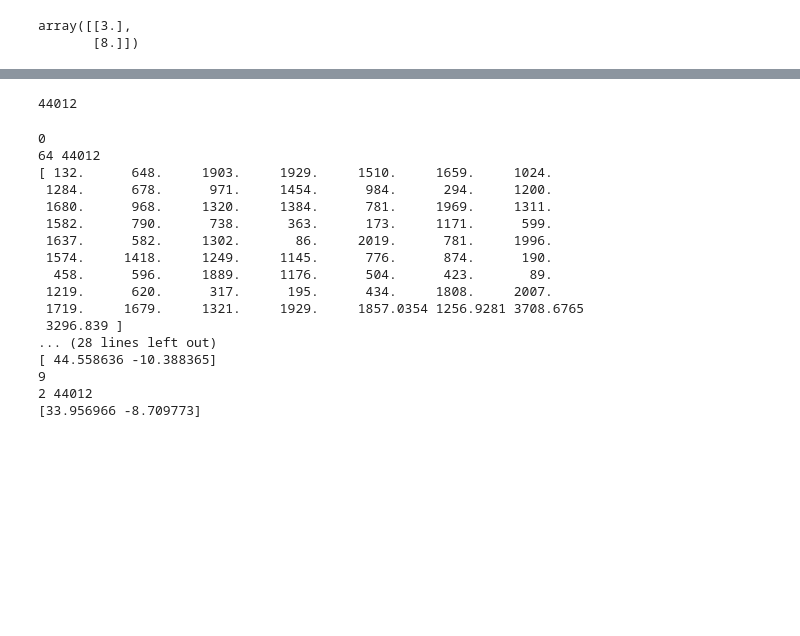
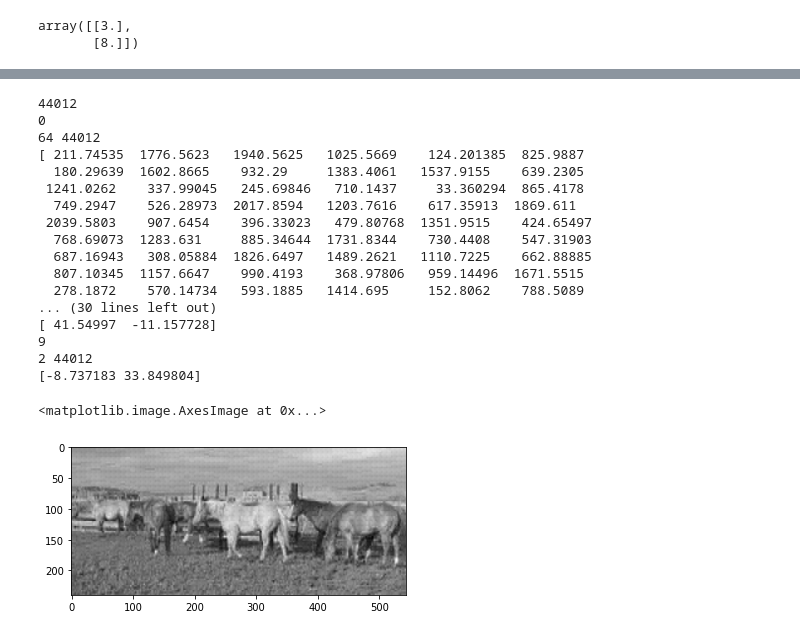
Before and after one commit to timothyliutl/MTHE-493, a Jupyter notebook: dct.ipynb, the cells around one changed output, grey strips where cells are left out. Cells and saved outputs as stored; diff of their text form; code cells hidden in the pictures; blank space fills up the shorter version.

Commit message:
added sample images to notebook

```diff
--- a/dct.ipynb
+++ b/dct.ipynb
@@ -390,26 +390,27 @@ print(cluster_c.centroids)
 # %%
 img_quant = ImageQuantizer(bit_al_mat=bit_al_mat, epsilon=0)
 img_quant.import_training_set('data/org/')
+img_quant.train()
+image = cv2.imread(image_file_path+ files[4])
+plt.imshow(img_quant.compress_image(image), cmap='gray')
 # %% [output]
 44012
+0
+64 44012
+[ 211.74535  1776.5623   1940.5625   1025.5669    124.201385  825.9887
+  180.29639  1602.8665    932.29     1383.4061   1537.9155    639.2305
+ 1241.0262    337.99045   245.69846   710.1437     33.360294  865.4178
+  749.2947    526.28973  2017.8594   1203.7616    617.35913  1869.611
+ 2039.5803    907.6454    396.33023   479.80768  1351.9515    424.65497
+  768.69073  1283.631     885.34644  1731.8344    730.4408    547.31903
+  687.16943   308.05884  1826.6497   1489.2621   1110.7225    662.88885
+  807.10345  1157.6647    990.4193    368.97806   959.14496  1671.5515
+  278.1872    570.14734   593.1885   1414.695     152.8062    788.5089
+... (30 lines left out)
+[ 41.54997  -11.157728]
+9
+2 44012
+[-8.737183 33.849804]
+<matplotlib.image.AxesImage at 0x...>
+[figure, added]
-# %%
-img_quant.train()
-# %% [output]
-0
-64 44012
-[ 132.      648.     1903.     1929.     1510.     1659.     1024.
- 1284.      678.      971.     1454.      984.      294.     1200.
- 1680.      968.     1320.     1384.      781.     1969.     1311.
- 1582.      790.      738.      363.      173.     1171.      599.
- 1637.      582.     1302.       86.     2019.      781.     1996.
- 1574.     1418.     1249.     1145.      776.      874.      190.
-  458.      596.     1889.     1176.      504.      423.       89.
- 1219.      620.      317.      195.      434.     1808.     2007.
- 1719.     1679.     1321.     1929.     1857.0354 1256.9281 3708.6765
- 3296.839 ]
-... (28 lines left out)
-[ 44.558636 -10.388365]
-9
-2 44012
-[33.956966 -8.709773]
 # %%
```
Also changed, not shown: parts of 4 cells of this notebook.
